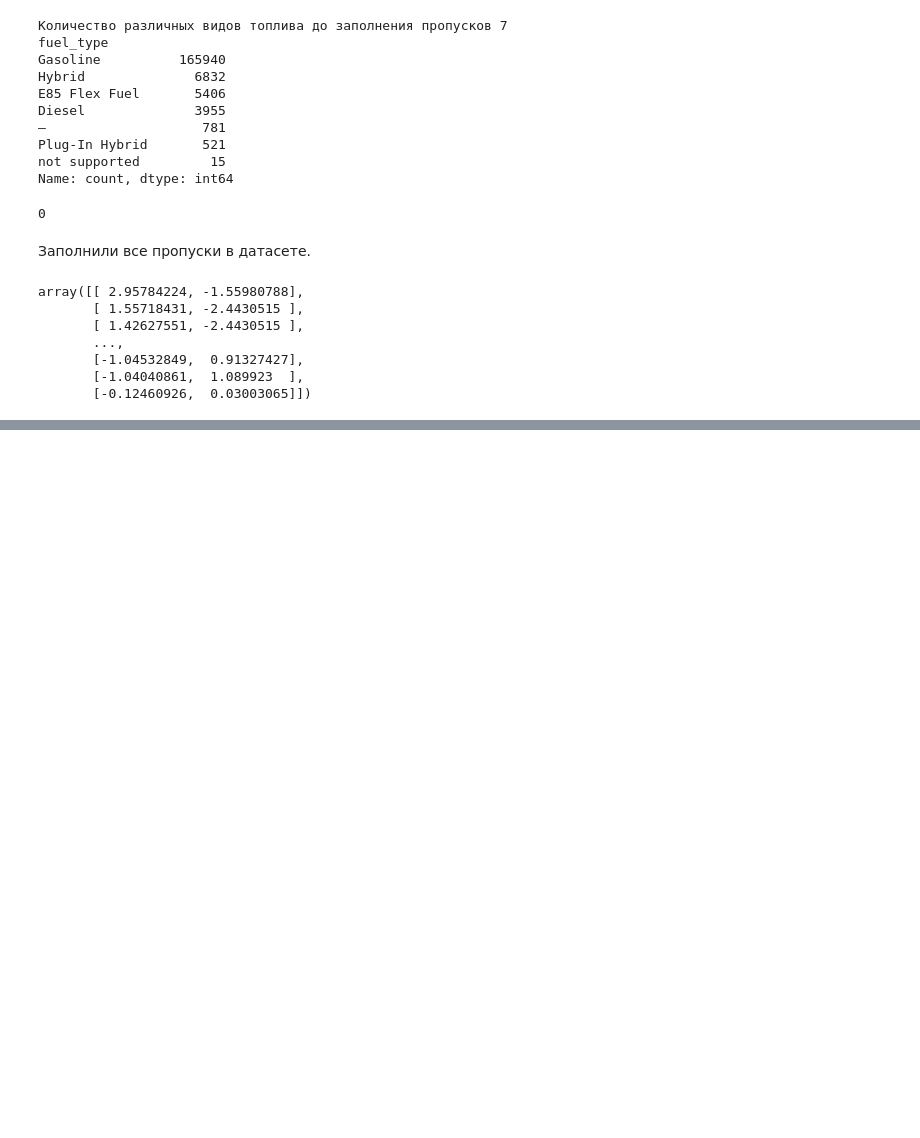
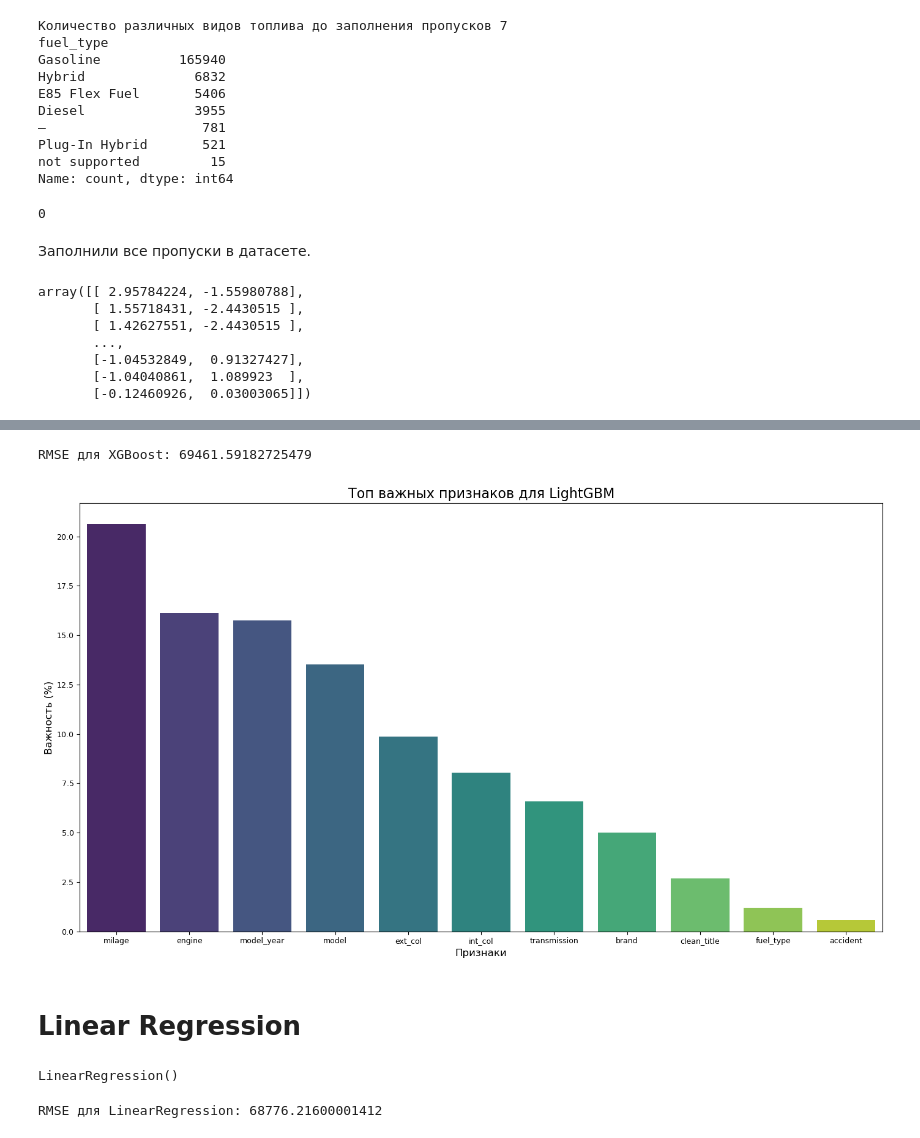
Before and after one commit to White4ndBlack/Regression-of-Used-Car-Prices, a Jupyter notebook: code.ipynb, the cells around one changed output, grey strips where cells are left out. Saved outputs shown, nothing was run; the diff lists cells and outputs as text; code cells hidden in the pictures; blank space fills up the shorter version.

```diff
--- a/code.ipynb
+++ b/code.ipynb
@@ -826,0 +848,53 @@ shap.force_plot(explainer.expected_value, shap_small,X_small)
+# %%
+# Предсказания для XGBoost
+xgb_predictions = xgb_model.predict(X_test_encoded)
+xgb_rmse = np.sqrt(mean_squared_error(y_test, xgb_predictions))
+print(f'RMSE для XGBoost: {xgb_rmse}')
+# %% [output]
+RMSE для XGBoost: 69461.59182725479
+# %%
+# Получение важности признаков
+feature_importances = lgb_model.feature_importances_
+feature_names = X_train_encoded.columns
+
+# Создание DataFrame с важностями признаков
+importance_df = pd.DataFrame({
+    'Признак': feature_names,
+    'Важность': feature_importances
+})
+
+# Вычисление процентной важности
+importance_df['Важность (%)'] = 100 * (importance_df['Важность'] / importance_df['Важность'].sum())
+
+# Сортировка признаков по убыванию процентной важности
+importance_df = importance_df.sort_values(by='Важность (%)', ascending=False)
+
+
+# Отображение важности признаков в процентах с вертикальными столбцами
+plt.figure(figsize=(14, 8))
+sns.barplot(x='Признак', y='Важность (%)', data=importance_df, palette='viridis')
+
+
+plt.title("Топ важных признаков для LightGBM", fontsize=16)
+plt.xlabel("Признаки", fontsize=12)
+plt.ylabel("Важность (%)", fontsize=12)
+plt.xticks(rotation=0, fontsize=9)
+plt.yticks(fontsize=9)
+plt.tight_layout()
+plt.show()
+# %% [output]
+[figure, added]
+# %% [markdown]
+# Linear Regression
+# %%
+lr_model = LinearRegression()
+lr_model.fit(X_train_encoded, y_train)
+# %% [output]
+LinearRegression()
+# %%
+# Предсказания для XGBoost
+lr_predictions = lr_model.predict(X_test_encoded)
+lr_rmse = np.sqrt(mean_squared_error(y_test, lr_predictions))
+print(f'RMSE для LinearRegression: {lr_rmse}')
+# %% [output]
+RMSE для LinearRegression: 68776.21600001412
```
Also changed, not shown: parts of 26 cells of this notebook.
